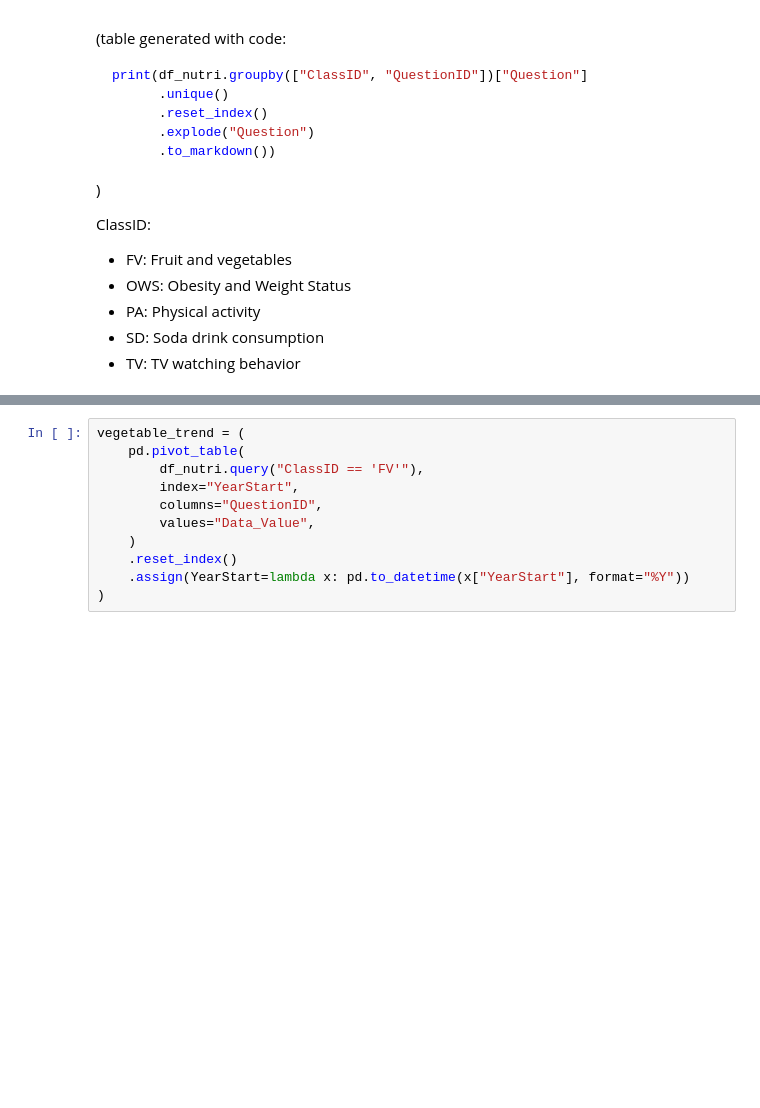
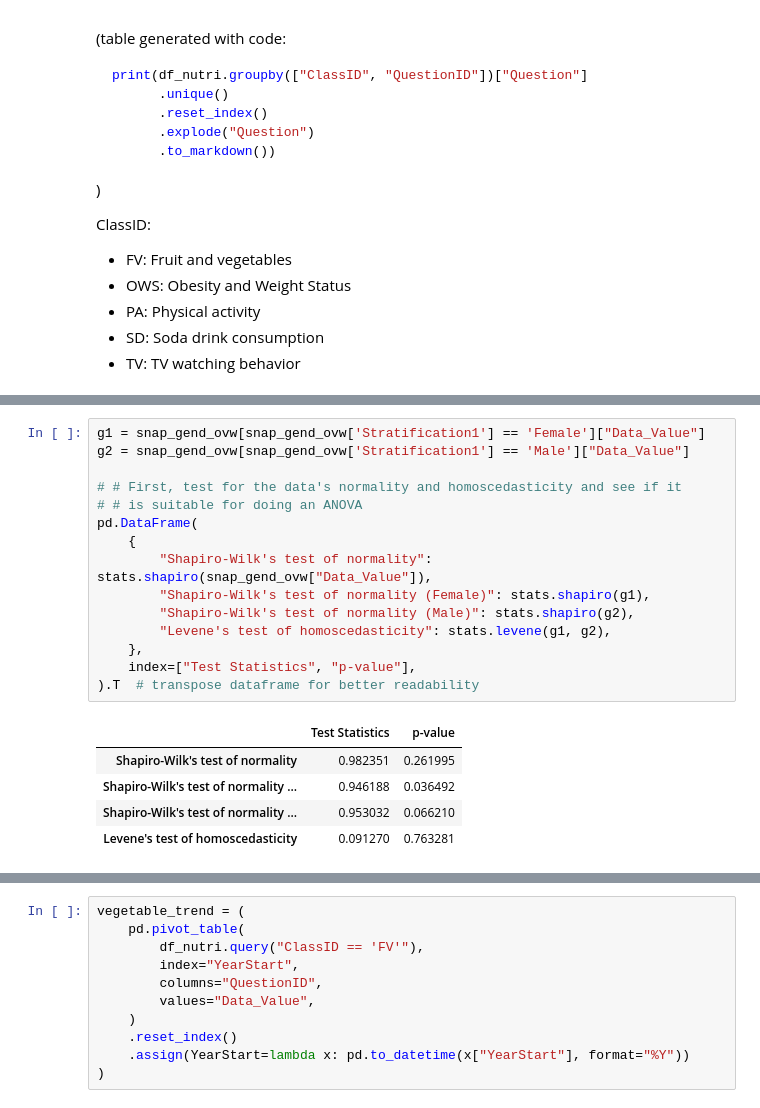
Before and after one commit to Ludougan123234/si618-project, a Jupyter notebook: nb/randy.ipynb, the cells around one changed output, grey strips where cells are left out. Drawn from its saved outputs; the diff is of its cells as text; blank space fills up the shorter version.

```diff
--- a/nb/randy.ipynb
+++ b/nb/randy.ipynb
@@ -177,0 +222,21 @@ ClassID:
+# %%
+g1 = snap_gend_ovw[snap_gend_ovw['Stratification1'] == 'Female']["Data_Value"]
+g2 = snap_gend_ovw[snap_gend_ovw['Stratification1'] == 'Male']["Data_Value"]
+
+# # First, test for the data's normality and homoscedasticity and see if it
+# # is suitable for doing an ANOVA
+pd.DataFrame(
+    {
+        "Shapiro-Wilk's test of normality": stats.shapiro(snap_gend_ovw["Data_Value"]),
+        "Shapiro-Wilk's test of normality (Female)": stats.shapiro(g1),
+        "Shapiro-Wilk's test of normality (Male)": stats.shapiro(g2),
+        "Levene's test of homoscedasticity": stats.levene(g1, g2),
+    },
+    index=["Test Statistics", "p-value"],
+).T  # transpose dataframe for better readability
+# %% [output]
+|  | Test Statistics | p-value |
+| Shapiro-Wilk's test of normality | 0.982351 | 0.261995 |
+| Shapiro-Wilk's test of normality ... | 0.946188 | 0.036492 |
+| Shapiro-Wilk's test of normality ... | 0.953032 | 0.066210 |
+| Levene's test of homoscedasticity | 0.091270 | 0.763281 |
```
Also changed, not shown: parts of 5 cells of this notebook.
